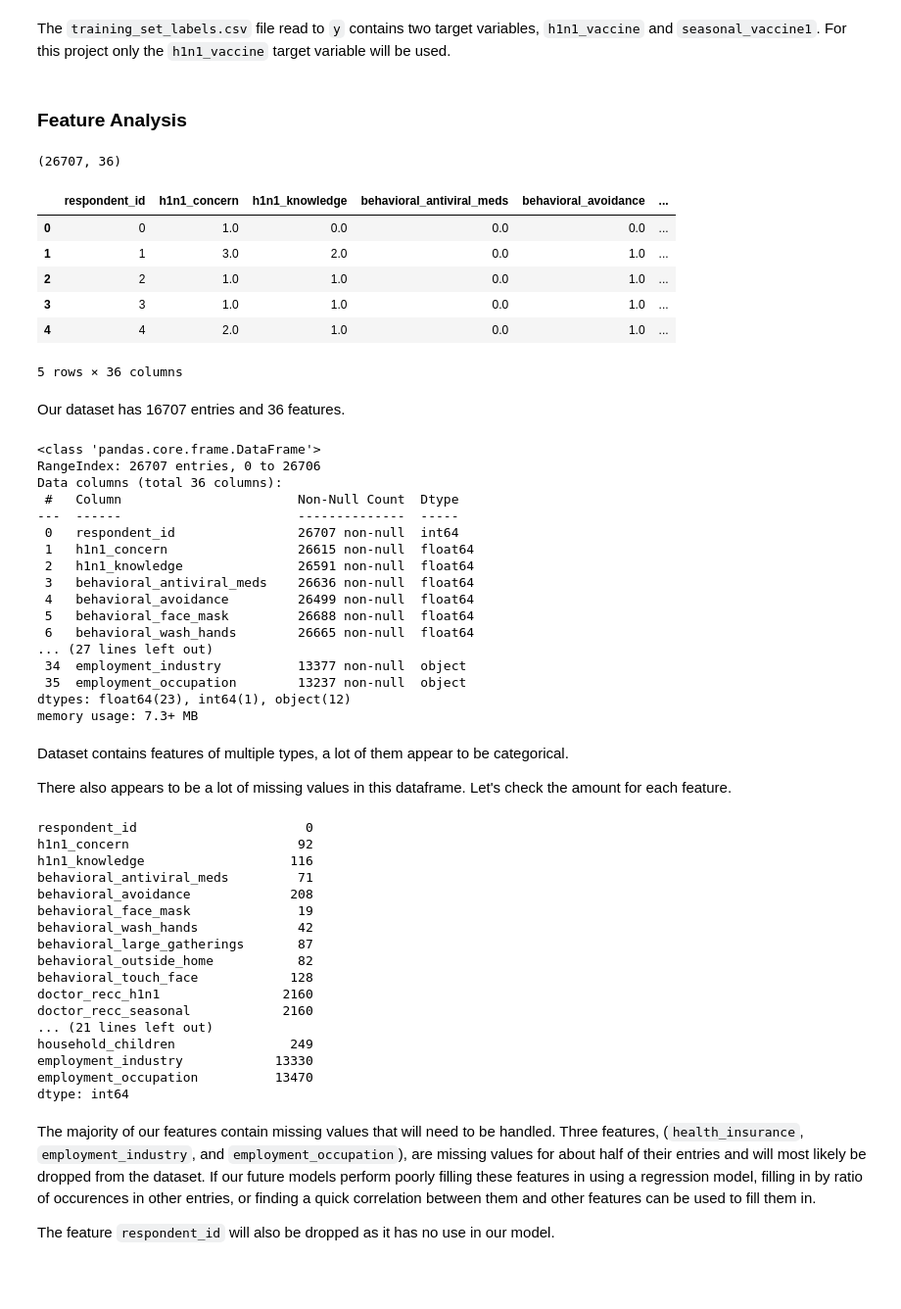
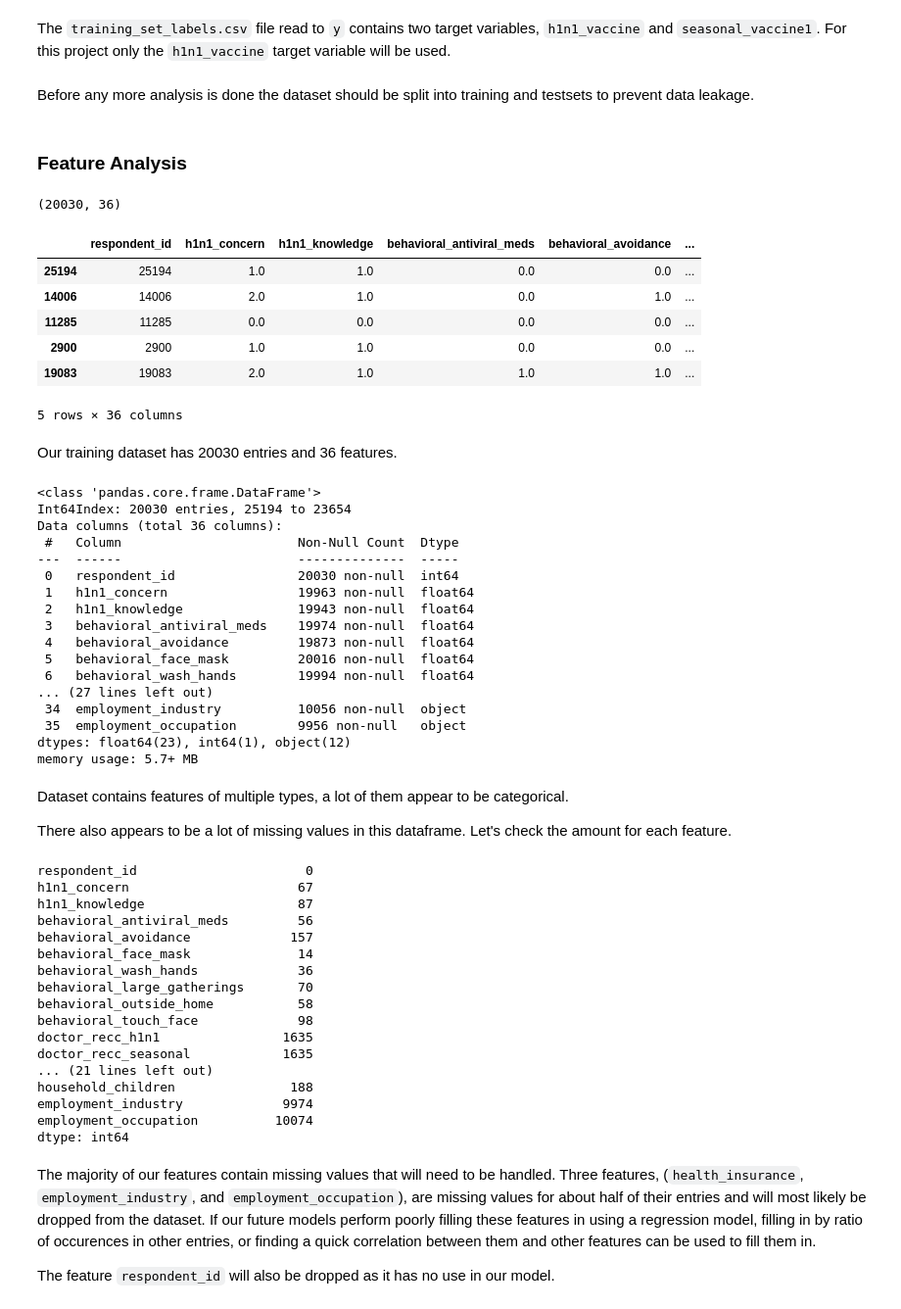
Before and after one commit to cschneck7/phase_3_project, a Jupyter notebook: H1N1 Vaccine Classification Notebook.ipynb, the cells around one changed output. Shown at 98% size. Saved outputs shown, nothing was run; the diff lists cells and outputs as text; code cells hidden in the pictures; blank space fills up the shorter version.

Commit message:
Continued Data Cleaning - Break

```diff
--- a/H1N1 Vaccine Classification Notebook.ipynb
+++ b/H1N1 Vaccine Classification Notebook.ipynb
@@ -22,68 +23,72 @@ The `training_set_labels.csv` file read to `y` contains two target variables, `h
 # %%
 # Sets target variable
 y = y.h1n1_vaccine
+# %% [markdown]
+Before any more analysis is done the dataset should be split into training and testsets to prevent data leakage.
+# %%
+X_train, X_test, y_train, y_test = train_test_split(X, y, test_size=.25, random_state=42)
 # %% [markdown]
 ### Feature Analysis
 # %%
 # preview of feature dataframe
-print(X.shape)
-X.head()
+print(X_train.shape)
+X_train.head()
 # %% [output]
-(26707, 36)
+(20030, 36)
 |  | respondent_id | h1n1_concern | h1n1_knowledge | behavioral_antiviral_meds | behavioral_avoidance | ... |
-| 0 | 0 | 1.0 | 0.0 | 0.0 | 0.0 | ... |
-| 1 | 1 | 3.0 | 2.0 | 0.0 | 1.0 | ... |
-| 2 | 2 | 1.0 | 1.0 | 0.0 | 1.0 | ... |
-| 3 | 3 | 1.0 | 1.0 | 0.0 | 1.0 | ... |
-| 4 | 4 | 2.0 | 1.0 | 0.0 | 1.0 | ... |
+| 25194 | 25194 | 1.0 | 1.0 | 0.0 | 0.0 | ... |
+| 14006 | 14006 | 2.0 | 1.0 | 0.0 | 1.0 | ... |
+| 11285 | 11285 | 0.0 | 0.0 | 0.0 | 0.0 | ... |
+| 2900 | 2900 | 1.0 | 1.0 | 0.0 | 0.0 | ... |
+| 19083 | 19083 | 2.0 | 1.0 | 1.0 | 1.0 | ... |
 5 rows × 36 columns
 # %% [markdown]
-Our dataset has 16707 entries and 36 features.
+Our training dataset has 20030 entries and 36 features.
 # %%
 # preview at feature column information
-X.info()
+X_train.info()
 # %% [output]
 <class 'pandas.core.frame.DataFrame'>
-RangeIndex: 26707 entries, 0 to 26706
+Int64Index: 20030 entries, 25194 to 23654
 Data columns (total 36 columns):
  #   Column                       Non-Null Count  Dtype
 ---  ------                       --------------  -----
- 0   respondent_id                26707 non-null  int64
- 1   h1n1_concern                 26615 non-null  float64
- 2   h1n1_knowledge               26591 non-null  float64
- 3   behavioral_antiviral_meds    26636 non-null  float64
- 4   behavioral_avoidance         26499 non-null  float64
- 5   behavioral_face_mask         26688 non-null  float64
- 6   behavioral_wash_hands        26665 non-null  float64
+ 0   respondent_id                20030 non-null  int64
+ 1   h1n1_concern                 19963 non-null  float64
+ 2   h1n1_knowledge               19943 non-null  float64
+ 3   behavioral_antiviral_meds    19974 non-null  float64
+ 4   behavioral_avoidance         19873 non-null  float64
+ 5   behavioral_face_mask         20016 non-null  float64
+ 6   behavioral_wash_hands        19994 non-null  float64
 ... (27 lines left out)
- 34  employment_industry          13377 non-null  object
- 35  employment_occupation        13237 non-null  object
+ 34  employment_industry          10056 non-null  object
+ 35  employment_occupation        9956 non-null   object
 dtypes: float64(23), int64(1), object(12)
-memory usage: 7.3+ MB
+memory usage: 5.7+ MB
 # %% [markdown]
 Dataset contains features of multiple types, a lot of them appear to be categorical.
 
 There also appears to be a lot of missing values in this dataframe. Let's check the amount for each feature.
 # %%
 # Checks amount of Nan values in feature dataframe
-X.isna().sum()
+X_train.isna().sum()
 # %% [output]
 respondent_id                      0
-h1n1_concern                      92
-h1n1_knowledge                   116
-behavioral_antiviral_meds         71
-behavioral_avoidance             208
-behavioral_face_mask              19
-behavioral_wash_hands             42
-behavioral_large_gatherings       87
-behavioral_outside_home           82
-behavioral_touch_face            128
-doctor_recc_h1n1                2160
-doctor_recc_seasonal            2160
+h1n1_concern                      67
+h1n1_knowledge                    87
+behavioral_antiviral_meds         56
+behavioral_avoidance             157
+behavioral_face_mask              14
+behavioral_wash_hands             36
+behavioral_large_gatherings       70
+behavioral_outside_home           58
+behavioral_touch_face             98
+doctor_recc_h1n1                1635
+doctor_recc_seasonal            1635
 ... (21 lines left out)
-household_children               249
-employment_industry            13330
-employment_occupation          13470
+household_children               188
+employment_industry             9974
+employment_occupation          10074
 dtype: int64
 # %% [markdown]
 The majority of our features contain missing values that will need to be handled. Three features, (`health_insurance`, `employment_industry`, and `employment_occupation`), are missing values for about half of their entries and will most likely be dropped from the dataset. If our future models perform poorly filling these features in using a regression model, filling in by ratio of occurences in other entries, or finding a quick correlation between them and other features can be used to fill them in.
```
Also changed, not shown: parts of 41 cells of this notebook.
